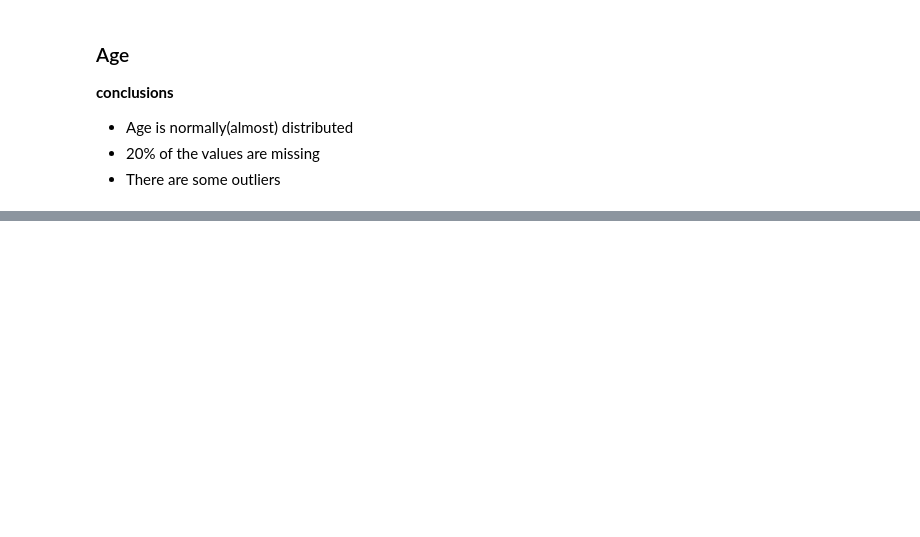
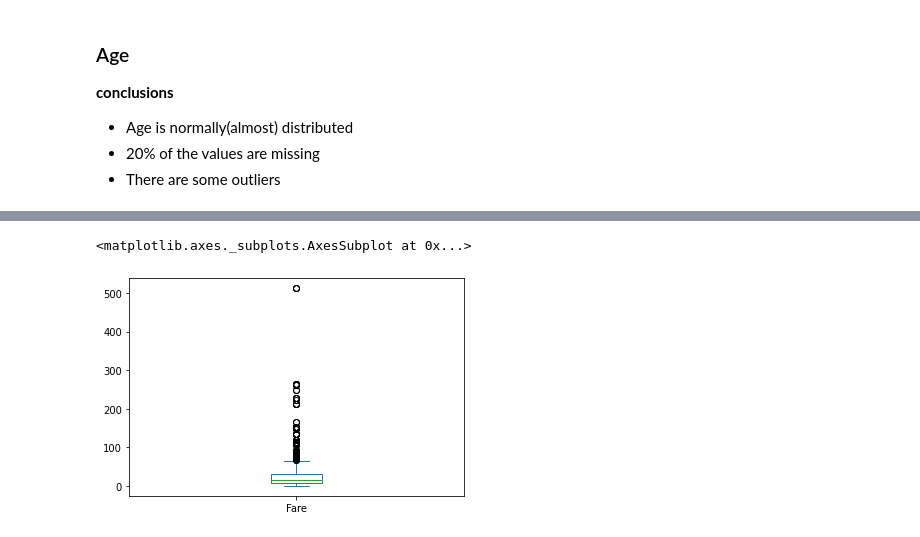
Before and after one commit to AzadMehedi/Explarotary-Data-Analysis-EDA, a Jupyter notebook: Basic_EDA.ipynb, the cells around one changed output, grey strips where cells are left out. Cells and saved outputs as stored; diff of their text form; code cells hidden in the pictures; blank space fills up the shorter version.

```diff
--- a/Basic_EDA.ipynb
+++ b/Basic_EDA.ipynb
@@ -115,0 +164,6 @@ df['Age'].plot(kind='box')
+# %%
+# outlier
+df['Fare'].plot(kind='box') # got a lot of outliers
+# %% [output]
+<matplotlib.axes._subplots.AxesSubplot at 0x...>
+[figure, added]
```
Also changed, not shown: parts of 49 cells of this notebook.
